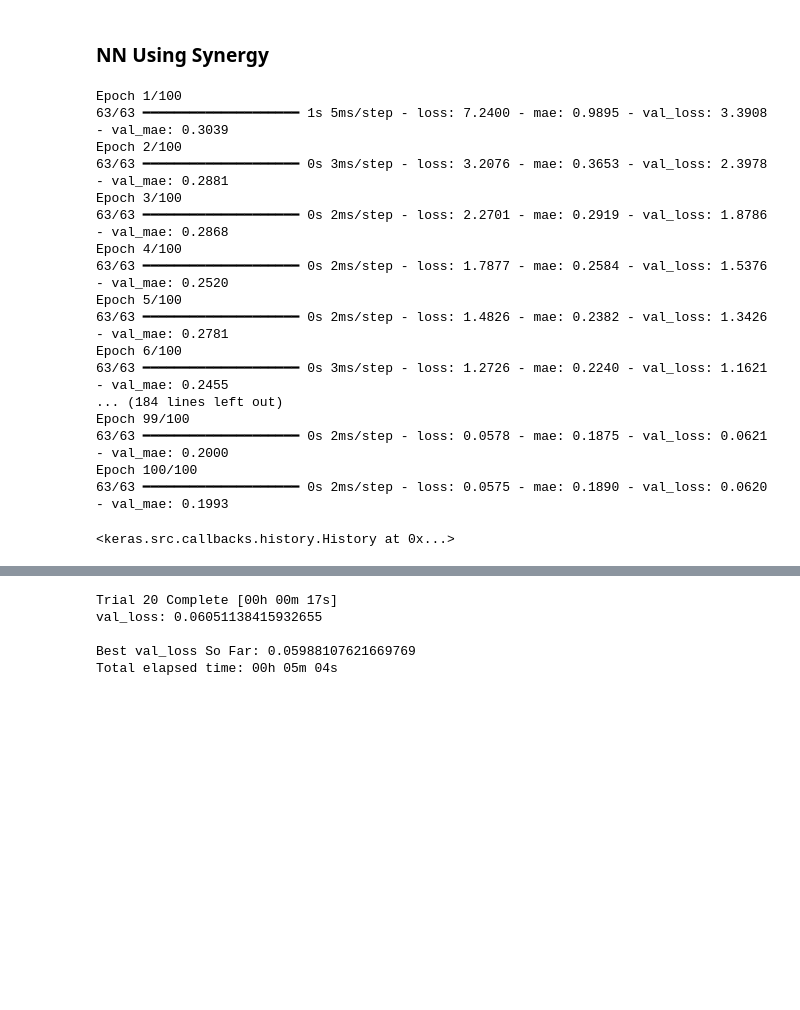
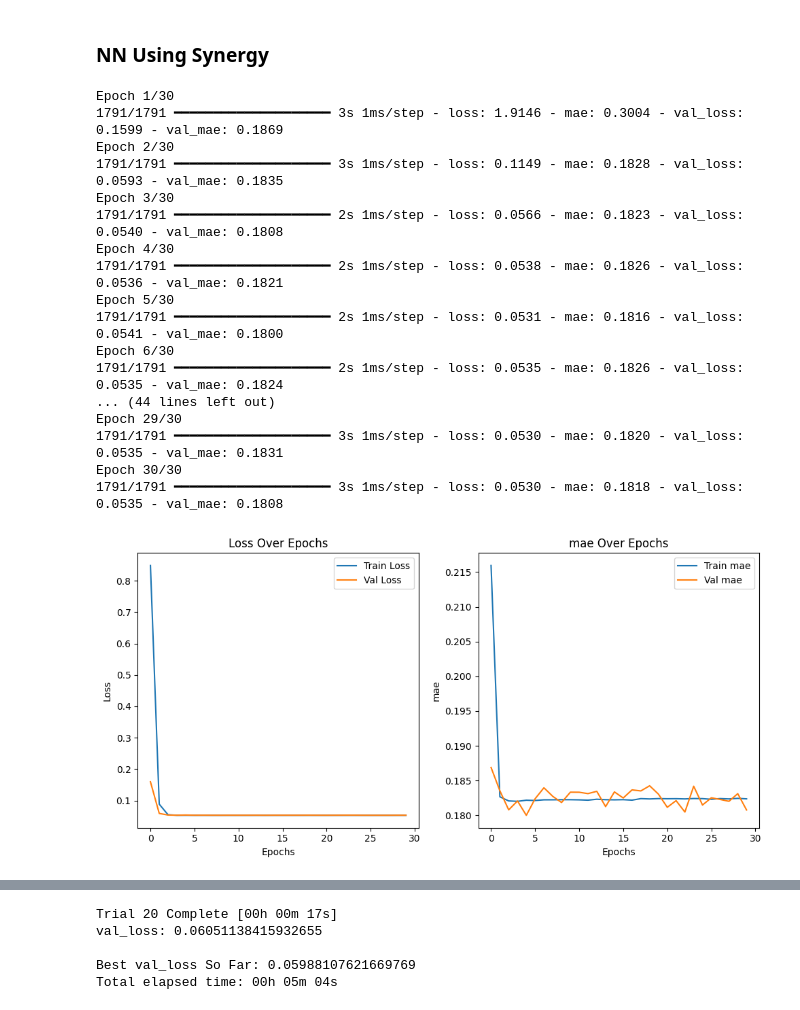
Before and after one commit to pauldennis2/manafest-destiny, a Jupyter notebook: blb_modeling.ipynb, the cells around one changed output, grey strips where cells are left out. Saved outputs shown, nothing was run; the diff lists cells and outputs as text; code cells hidden in the pictures; blank space fills up the shorter version.

```diff
--- a/blb_modeling.ipynb
+++ b/blb_modeling.ipynb
@@ -665,6 +671,6 @@ synergy_table_filtered.head()
 # %%
 # Extract deck columns
-deck_columns = [col for col in selected_games_df.columns if col.startswith("deck_")]
+deck_columns = [col for col in decks_df.columns if col.startswith("deck_")]
 
 def calculate_deck_synergy(row, synergy_table_filtered):
     """Computes synergy score for a single deck, excluding basic lands."""
@@ -694,8 +700,8 @@ def calculate_deck_synergy(row, synergy_table_filtered):
     return deck_synergy
 
 # Apply function to dataset
-selected_games_df["card_synergy"] = selected_games_df.apply(calculate_deck_synergy, axis=1, args=(synergy_table_filtered,))
+decks_df["card_synergy"] = decks_df.apply(calculate_deck_synergy, axis=1, args=(synergy_table,))
 #TODO not very efficient
 #synergy_dict = synergy_table_filtered["synergy_score"].to_dict()
 
-calc_pearson_wrcorr(selected_games_df, "card_synergy")
+calc_pearson_wrcorr(decks_df, "card_synergy")
@@ -701,0 +718,4 @@ calc_pearson_wrcorr(selected_games_df, "card_synergy")
+# %%
+synergy_dict = synergy_table["synergy_score"].to_dict()
+
+synergy_dict
@@ -701,0 +745,23 @@ calc_pearson_wrcorr(selected_games_df, "card_synergy")
+# %%
+def calculate_deck_synergy(row, synergy_dict):
+    """Computes synergy score for a single deck, excluding basic lands."""
+
+    # Build card count dictionary (excluding basic lands)
+    card_counts = {col.replace("deck_", ""): row[col] for col in deck_cols if row[col] > 0 and col.replace("deck_", "") not in basic_lands}
+
+    deck_synergy = 0
+
+    # Iterate over all unique card pairs
+    card_list = list(card_counts.keys())
+    for i, card1 in enumerate(card_list):
+        for card2 in card_list[i+1:]:
+            # Use dictionary lookup instead of .xs()
+            synergy_score = synergy_dict.get((card1, card2), 0)
+
+            # Scale synergy by card copies
+            deck_synergy += synergy_score * card_counts[card1] * card_counts[card2]
+
+    return deck_synergy
+
+# Apply function using the optimized dictionary
+decks_df["card_synergy"] = decks_df.apply(calculate_deck_synergy, axis=1, args=(synergy_dict,))
@@ -704,52 +772,52 @@ calc_pearson_wrcorr(selected_games_df, "card_synergy")
 # %%
 cmc_cols = [f"cmc_{i}" for i in range(7)]
 color_cols = ["is_W", "is_U", "is_B", "is_R", "is_G", "is_WU", "is_WB", "is_WR", "is_WG",
               "is_UB", "is_UR", "is_UG", "is_BR", "is_BG", "is_RG", "is_Multi"]
-deck_cols = [col for col in selected_games_df.columns if col.startswith("deck_")]
+deck_cols = [col for col in decks_df.columns if col.startswith("deck_")]
 
 # Final feature list
-features = ["removal_score", "bomb_score", "avg_gp_wr"] + cmc_cols + color_cols + deck_cols
+features = ["removal_score", "bomb_score", "avg_gp_wr", "card_synergy"] + cmc_cols + color_cols + deck_cols
 
 # Extract only these columns
-X = selected_games_df[features]
-y = selected_games_df["win_rate"]
+X = decks_df[features]
+y = decks_df["win_rate"]
 
 model = keras.Sequential([
     keras.layers.Dense(256, activation="relu", kernel_regularizer=keras.regularizers.l2(0.01), input_shape=(X.shape[1],)),
     keras.layers.Dropout(0.3),  # More dropout
     keras.layers.Dense(128, activation="relu", kernel_regularizer=keras.regularizers.l2(0.01)),
     keras.layers.Dropout(0.3),
     keras.layers.Dense(64, activation="relu", kernel_regularizer=keras.regularizers.l2(0.01)),
     keras.layers.Dropout(0.3),
     keras.layers.Dense(1, activation="linear")  # Regression output
 ])
 
 # Compile model
 model.compile(optimizer="adam", loss="mse", metrics=["mae"])
 
 # Train model for longer
-model.fit(X, y, epochs=100, batch_size=64, validation_split=0.2, verbose=0)
+model.fit(X, y, epochs=30, batch_size=64, validation_split=0.2, verbose=1)
 
 plot_training_history(model.history.history)
 # %% [output]
-Epoch 1/100
-63/63 ━━━━━━━━━━━━━━━━━━━━ 1s 5ms/step - loss: 7.2400 - mae: 0.9895 - val_loss: 3.3908 - val_mae: 0.3039
-Epoch 2/100
-63/63 ━━━━━━━━━━━━━━━━━━━━ 0s 3ms/step - loss: 3.2076 - mae: 0.3653 - val_loss: 2.3978 - val_mae: 0.2881
-Epoch 3/100
-63/63 ━━━━━━━━━━━━━━━━━━━━ 0s 2ms/step - loss: 2.2701 - mae: 0.2919 - val_loss: 1.8786 - val_mae: 0.2868
-Epoch 4/100
-63/63 ━━━━━━━━━━━━━━━━━━━━ 0s 2ms/step - loss: 1.7877 - mae: 0.2584 - val_loss: 1.5376 - val_mae: 0.2520
-Epoch 5/100
-63/63 ━━━━━━━━━━━━━━━━━━━━ 0s 2ms/step - loss: 1.4826 - mae: 0.2382 - val_loss: 1.3426 - val_mae: 0.2781
-Epoch 6/100
-63/63 ━━━━━━━━━━━━━━━━━━━━ 0s 3ms/step - loss: 1.2726 - mae: 0.2240 - val_loss: 1.1621 - val_mae: 0.2455
-... (184 lines left out)
-Epoch 99/100
-63/63 ━━━━━━━━━━━━━━━━━━━━ 0s 2ms/step - loss: 0.0578 - mae: 0.1875 - val_loss: 0.0621 - val_mae: 0.2000
-Epoch 100/100
-63/63 ━━━━━━━━━━━━━━━━━━━━ 0s 2ms/step - loss: 0.0575 - mae: 0.1890 - val_loss: 0.0620 - val_mae: 0.1993
+Epoch 1/30
+1791/1791 ━━━━━━━━━━━━━━━━━━━━ 3s 1ms/step - loss: 1.9146 - mae: 0.3004 - val_loss: 0.1599 - val_mae: 0.1869
+Epoch 2/30
+1791/1791 ━━━━━━━━━━━━━━━━━━━━ 3s 1ms/step - loss: 0.1149 - mae: 0.1828 - val_loss: 0.0593 - val_mae: 0.1835
+Epoch 3/30
+1791/1791 ━━━━━━━━━━━━━━━━━━━━ 2s 1ms/step - loss: 0.0566 - mae: 0.1823 - val_loss: 0.0540 - val_mae: 0.1808
+Epoch 4/30
+1791/1791 ━━━━━━━━━━━━━━━━━━━━ 2s 1ms/step - loss: 0.0538 - mae: 0.1826 - val_loss: 0.0536 - val_mae: 0.1821
+Epoch 5/30
+1791/1791 ━━━━━━━━━━━━━━━━━━━━ 2s 1ms/step - loss: 0.0531 - mae: 0.1816 - val_loss: 0.0541 - val_mae: 0.1800
+Epoch 6/30
+1791/1791 ━━━━━━━━━━━━━━━━━━━━ 2s 1ms/step - loss: 0.0535 - mae: 0.1826 - val_loss: 0.0535 - val_mae: 0.1824
+... (44 lines left out)
+Epoch 29/30
+1791/1791 ━━━━━━━━━━━━━━━━━━━━ 3s 1ms/step - loss: 0.0530 - mae: 0.1820 - val_loss: 0.0535 - val_mae: 0.1831
+Epoch 30/30
+1791/1791 ━━━━━━━━━━━━━━━━━━━━ 3s 1ms/step - loss: 0.0530 - mae: 0.1818 - val_loss: 0.0535 - val_mae: 0.1808
-<keras.src.callbacks.history.History at 0x...>
+[figure, added]
 # %%
 y_pred = model.predict(X)
 
```
Also changed, not shown: parts of 39 cells of this notebook, 1 other file.
